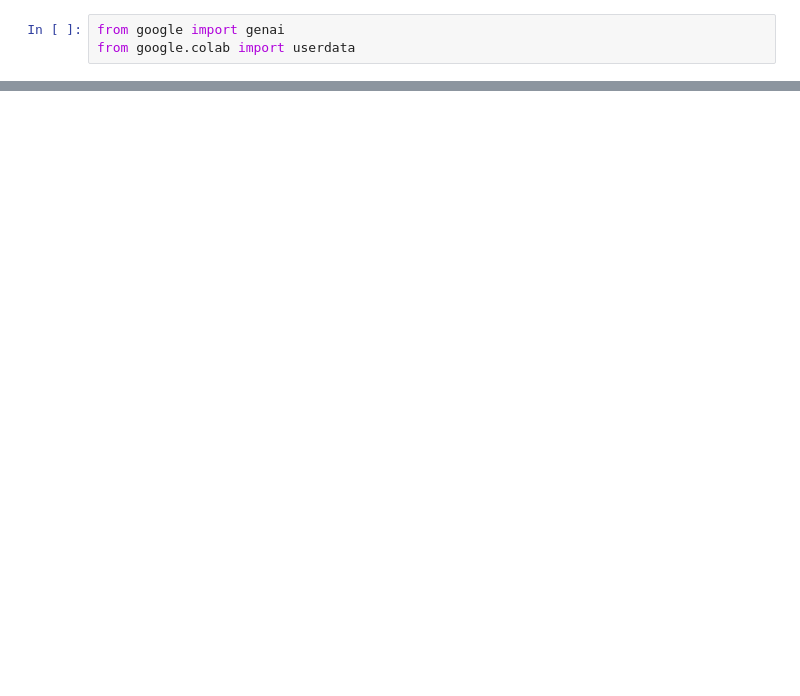
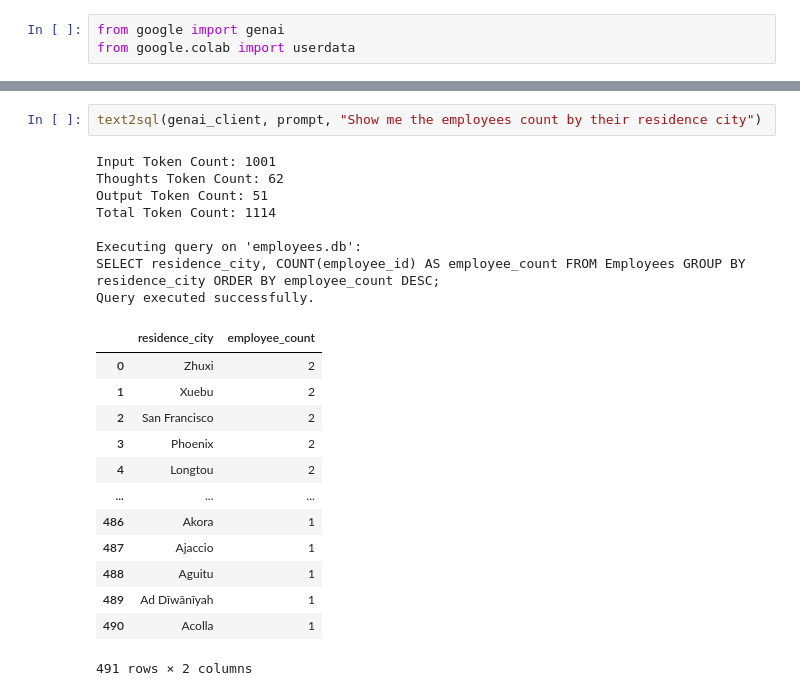
Before and after one commit to DarshanSKReddy/ML-Deep-Learning-GenAI-21D21P, a Jupyter notebook: Day 15 - Talk to Your Data: Building a Natural Language to SQL Generator/15_Talk_to_Your_Data_Building_a_Natural_Language_to_SQL_Generator.ipynb, the cells around one changed output, grey strips where cells are left out. Drawn from its saved outputs; the diff is of its cells as text; blank space fills up the shorter version.

```diff
--- a/Day 15 - Talk to Your Data: Building a Natural Language to SQL Generator/15_Talk_to_Your_Data_Building_a_Natural_Language_to_SQL_Generator.ipynb
+++ b/Day 15 - Talk to Your Data: Building a Natural Language to SQL Generator/15_Talk_to_Your_Data_Building_a_Natural_Language_to_SQL_Generator.ipynb
@@ -651,0 +281,24 @@ Can you create dataset for employees with at least 2 tables, and share the resul
+# %%
+text2sql(genai_client, prompt, "Show me the employees count by their residence city")
+# %% [output]
+Input Token Count: 1001
+Thoughts Token Count: 62
+Output Token Count: 51
+Total Token Count: 1114
+
+Executing query on 'employees.db':
+SELECT residence_city, COUNT(employee_id) AS employee_count FROM Employees GROUP BY residence_city ORDER BY employee_count DESC;
+Query executed successfully.
+|  | residence_city | employee_count |
+| 0 | Zhuxi | 2 |
+| 1 | Xuebu | 2 |
+| 2 | San Francisco | 2 |
+| 3 | Phoenix | 2 |
+| 4 | Longtou | 2 |
+| ... | ... | ... |
+| 486 | Akora | 1 |
+| 487 | Ajaccio | 1 |
+| 488 | Aguitu | 1 |
+| 489 | Ad Dīwānīyah | 1 |
+| 490 | Acolla | 1 |
+491 rows × 2 columns
```
Also changed, not shown: parts of 76 cells of this notebook, 1 other file.
